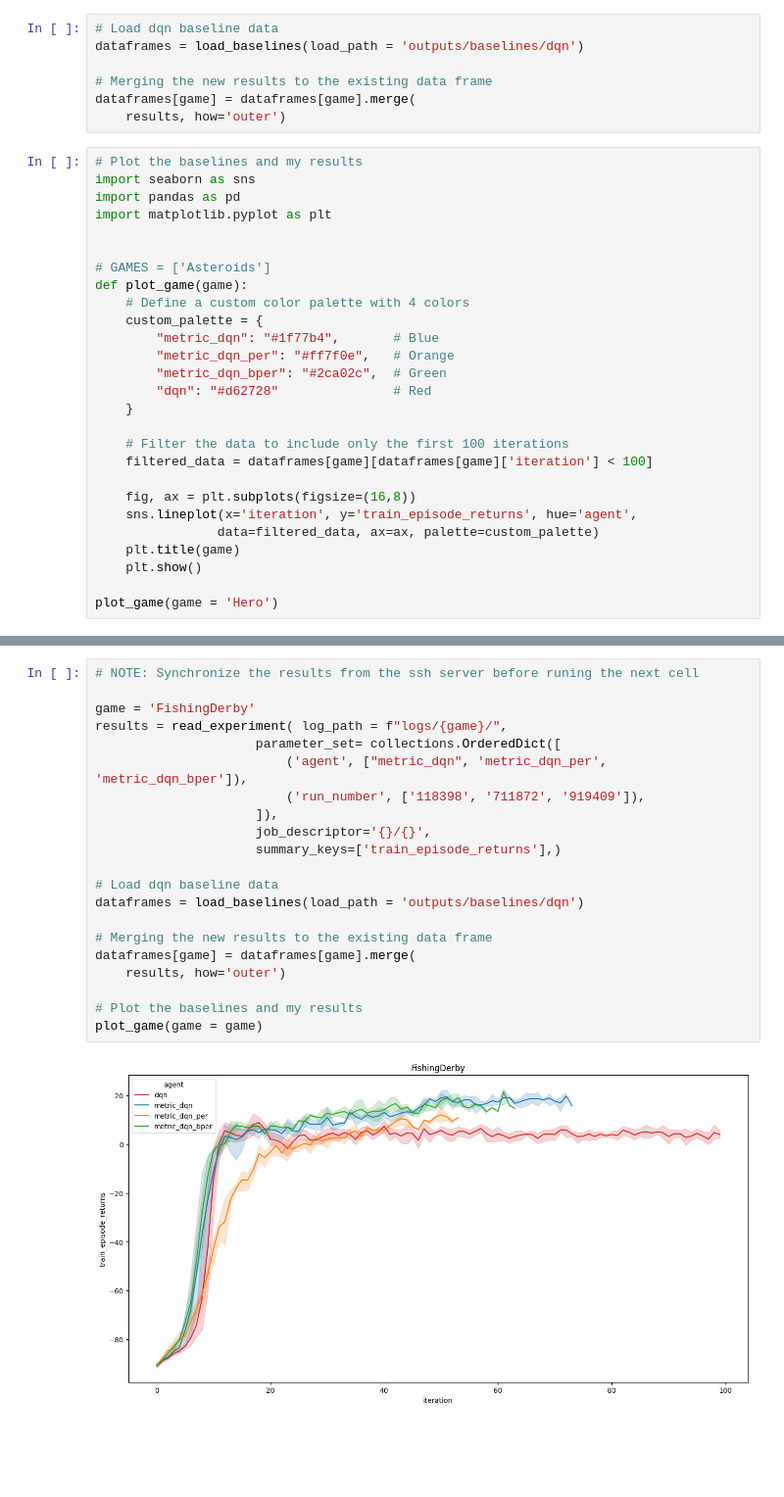
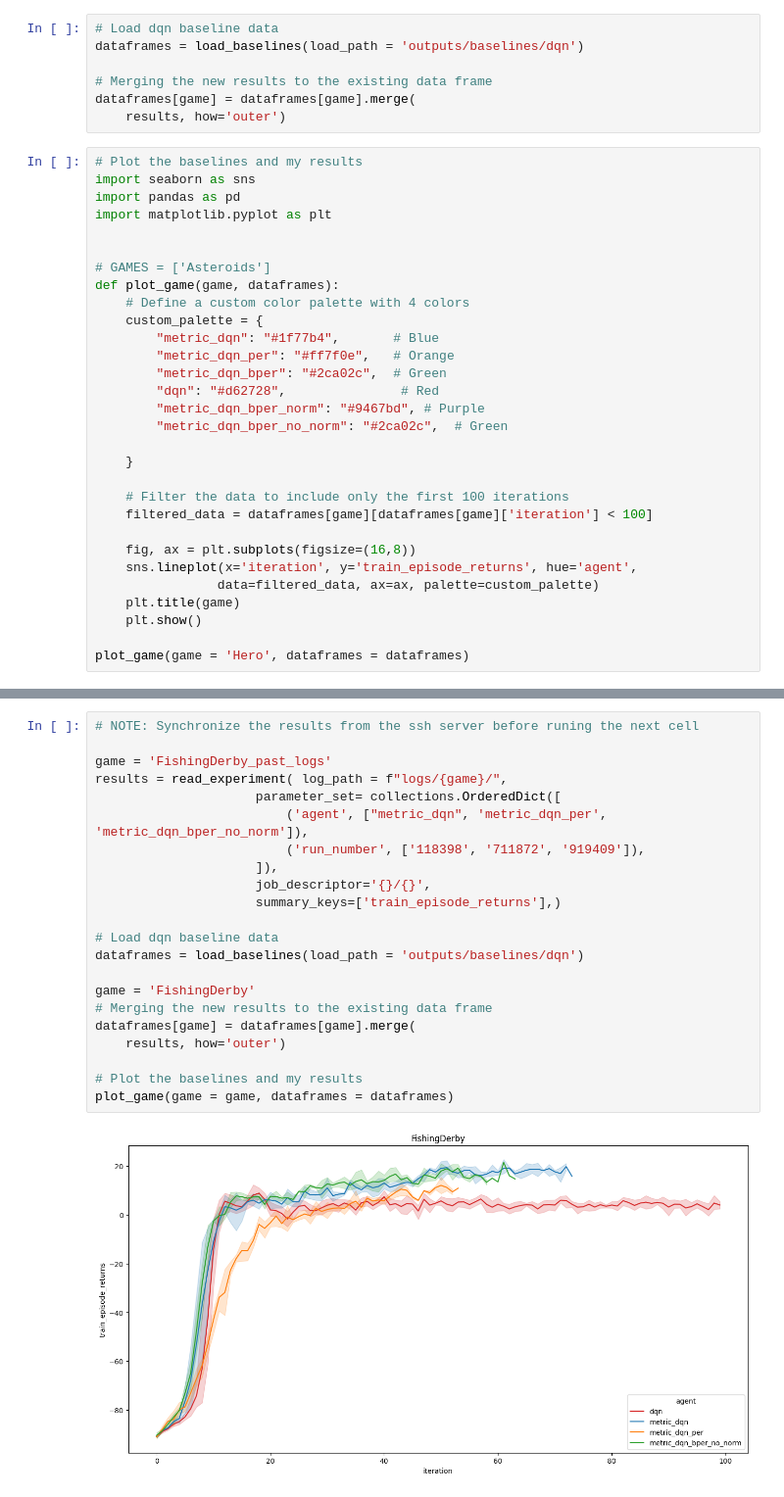
Before and after one commit to ZosoV/bisimulation-PER, a Jupyter notebook: jupyter_notebooks/load_statistics.ipynb, the cells around one changed output, grey strips where cells are left out. Shown: that part at 98% size. Cells and saved outputs as stored; diff of their text form; blank space fills up the shorter version.

```diff
--- a/jupyter_notebooks/load_statistics.ipynb
+++ b/jupyter_notebooks/load_statistics.ipynb
@@ -238,13 +238,16 @@ import matplotlib.pyplot as plt
 
 
 # GAMES = ['Asteroids']
-def plot_game(game):
+def plot_game(game, dataframes):
     # Define a custom color palette with 4 colors
     custom_palette = {
         "metric_dqn": "#1f77b4",       # Blue
         "metric_dqn_per": "#ff7f0e",   # Orange
         "metric_dqn_bper": "#2ca02c",  # Green
-        "dqn": "#d62728"               # Red
+        "dqn": "#d62728",               # Red
+        "metric_dqn_bper_norm": "#9467bd", # Purple
+        "metric_dqn_bper_no_norm": "#2ca02c",  # Green
+
     }
 
     # Filter the data to include only the first 100 iterations
@@ -256,5 +259,5 @@ def plot_game(game):
     plt.title(game)
     plt.show()
 
-plot_game(game = 'Hero')
+plot_game(game = 'Hero', dataframes = dataframes)
 # %% [output]
@@ -262,23 +265,24 @@ plot_game(game = 'Hero')
 # %%
 # NOTE: Synchronize the results from the ssh server before runing the next cell
 
-game = 'FishingDerby'
+game = 'FishingDerby_past_logs'
 results = read_experiment( log_path = f"logs/{game}/",
                      parameter_set= collections.OrderedDict([
-                         ('agent', ["metric_dqn", 'metric_dqn_per', 'metric_dqn_bper']),
+                         ('agent', ["metric_dqn", 'metric_dqn_per', 'metric_dqn_bper_no_norm']),
                          ('run_number', ['118398', '711872', '919409']),
                      ]),
                      job_descriptor='{}/{}',
                      summary_keys=['train_episode_returns'],)
 
 # Load dqn baseline data
 dataframes = load_baselines(load_path = 'outputs/baselines/dqn')
 
+game = 'FishingDerby'
 # Merging the new results to the existing data frame
 dataframes[game] = dataframes[game].merge(
     results, how='outer')
 
 # Plot the baselines and my results
-plot_game(game = game)
+plot_game(game = game, dataframes = dataframes)
 # %% [output]
-[figure, old version]
+[figure, new version]
```
Also changed, not shown: parts of 3 cells of this notebook, 2 other files.
